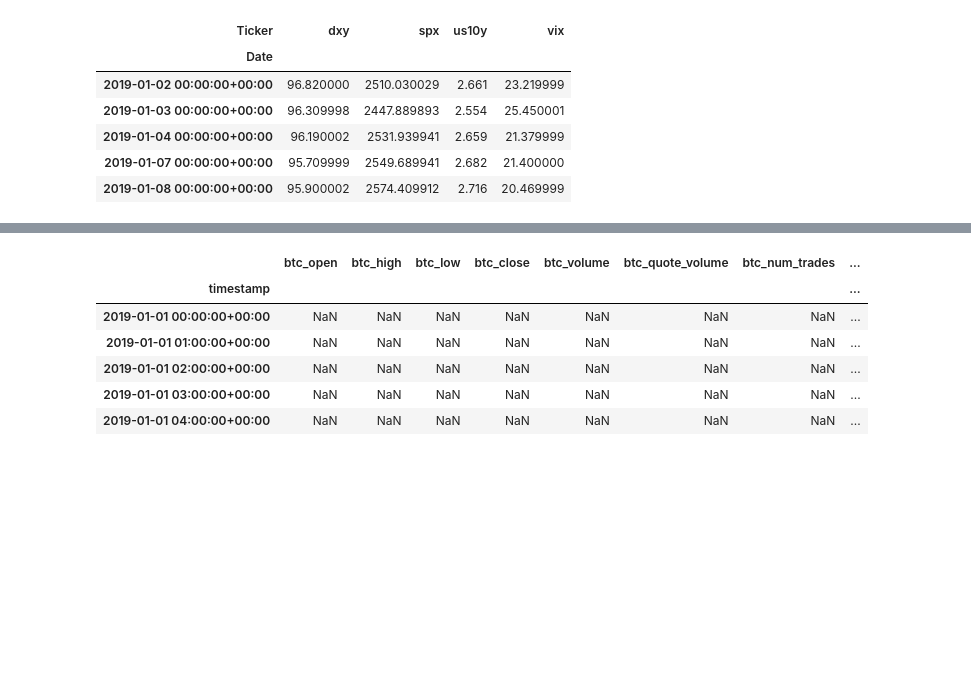
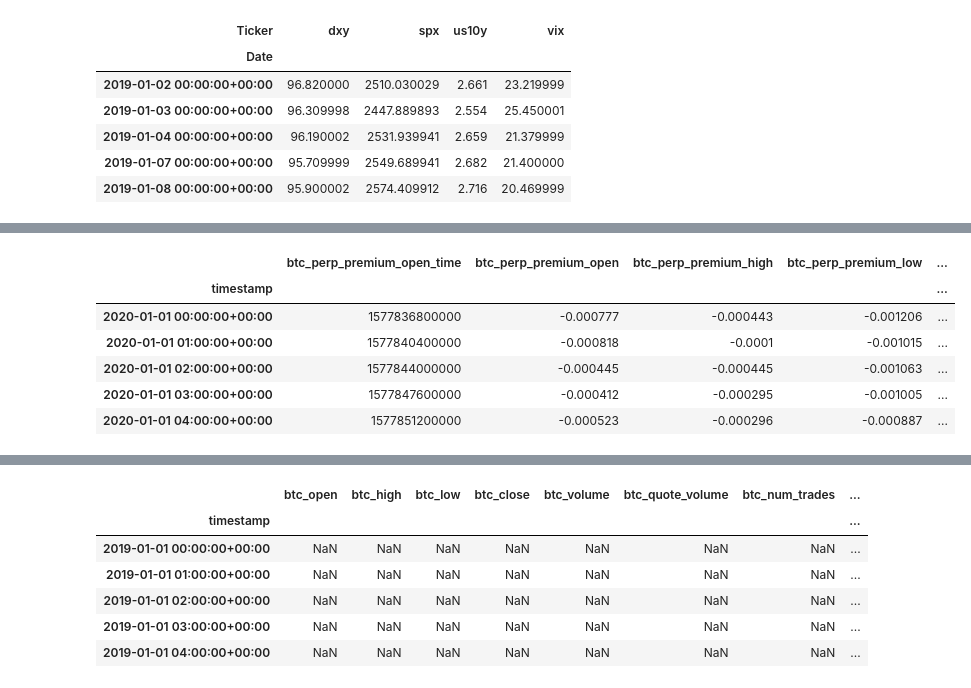
Before and after one commit to jade-lam/CQF, a Jupyter notebook: CQF_Final_Project.ipynb, the cells around one changed output, grey strips where cells are left out. Drawn from its saved outputs; the diff is of its cells as text; code cells hidden in the pictures; blank space fills up the shorter version.

```diff
--- a/CQF_Final_Project.ipynb
+++ b/CQF_Final_Project.ipynb
@@ -371,0 +609,75 @@ df_cross_asset.head()
+# %%
+# Binance BTC perpetual premium-index endpoint
+binance_premium_endpoint = {"name": "btc_perp_premium", "symbol": "BTCUSDT", "interval": "1h", "start_month": "2019-12"}
+
+# Download Binance BTC perpetual premium-index klines
+
+premium_monthly_frames = []
+
+premium_months = pd.period_range(start=binance_premium_endpoint["start_month"], end="2026-06", freq="M")
+
+premium_kline_columns = ["open_time", "open", "high", "low", "close", "volume",
+                         "close_time", "quote_volume", "num_trades", "taker_buy_volume", "taker_buy_quote_volume", "ignore"]
+
+for month in premium_months:
+    month = str(month)
+
+    url = ("https://data.binance.vision/data/futures/um/monthly/"
+        f"premiumIndexKlines/"
+        f"{binance_premium_endpoint['symbol']}/"
+        f"{binance_premium_endpoint['interval']}/"
+        f"{binance_premium_endpoint['symbol']}-"
+        f"{binance_premium_endpoint['interval']}-"
+        f"{month}.zip")
+
+    response = requests.get(url, timeout=30)
+
+    if response.status_code == 404:
+        print(f"No archive found: " f"{binance_premium_endpoint['symbol']} premium {month}")
+        continue
+
+    response.raise_for_status()
+
+    with zipfile.ZipFile(io.BytesIO(response.content)) as archive:
+
+        csv_name = archive.namelist()[0]
+        with archive.open(csv_name) as file:
+            monthly = pd.read_csv(file, header=None, names=premium_kline_columns)
+    premium_monthly_frames.append(monthly)
+
+if not premium_monthly_frames:
+    raise ValueError("No Binance BTC premium-index data returned")
+
+# Combine all available monthly files
+df_binance_premium = pd.concat(premium_monthly_frames, ignore_index=True)
+
+# Convert the kline opening time to a UTC timestamp
+df_binance_premium["timestamp"] = pd.to_datetime(pd.to_numeric(df_binance_premium["open_time"], errors="coerce"), unit="ms", utc=True)
+
+# Remove repeated archive header rows that became NaT timestamps
+invalid_timestamp_rows = (df_binance_premium["timestamp"].isna().sum())
+
+print("BTC premium invalid timestamp rows removed:", invalid_timestamp_rows)
+
+df_binance_premium = df_binance_premium.dropna(subset=["timestamp"])
+
+# Set the cleaned timestamp as the index
+df_binance_premium = (df_binance_premium.set_index("timestamp").sort_index())
+
+# Check for genuine duplicated timestamps
+duplicate_timestamp_rows = df_binance_premium[df_binance_premium.index.duplicated(keep=False)]
+
+print("BTC premium duplicated timestamp rows:", len(duplicate_timestamp_rows))
+
+if not duplicate_timestamp_rows.empty: display(duplicate_timestamp_rows.sort_index())
+
+# Convert the kline opening time to a UTC timestamp
+df_binance_premium["timestamp"] = pd.to_datetime(pd.to_numeric(df_binance_premium["open_time"], errors="coerce"), unit="ms", utc=True)
+
+df_binance_premium = (df_binance_premium.set_index("timestamp").sort_index())
+
+# Add the series identifier to every returned field
+df_binance_premium.columns = [f"{binance_premium_endpoint['name']}_{column}" for column in df_binance_premium.columns]
+
+df_binance_premium.head()
+# %% [output]
@@ -371,0 +687,7 @@ df_cross_asset.head()
+|  | btc_perp_premium_open_time | btc_perp_premium_open | btc_perp_premium_high | btc_perp_premium_low | ... |
+| timestamp |  |  |  |  | ... |
+| 2020-01-01 00:00:00+00:00 | 1577836800000 | -0.000777 | -0.000443 | -0.001206 | ... |
+| 2020-01-01 01:00:00+00:00 | 1577840400000 | -0.000818 | -0.0001 | -0.001015 | ... |
+| 2020-01-01 02:00:00+00:00 | 1577844000000 | -0.000445 | -0.000445 | -0.001063 | ... |
+| 2020-01-01 03:00:00+00:00 | 1577847600000 | -0.000412 | -0.000295 | -0.001005 | ... |
+| 2020-01-01 04:00:00+00:00 | 1577851200000 | -0.000523 | -0.000296 | -0.000887 | ... |
```
Also changed, not shown: parts of 58 cells of this notebook.
